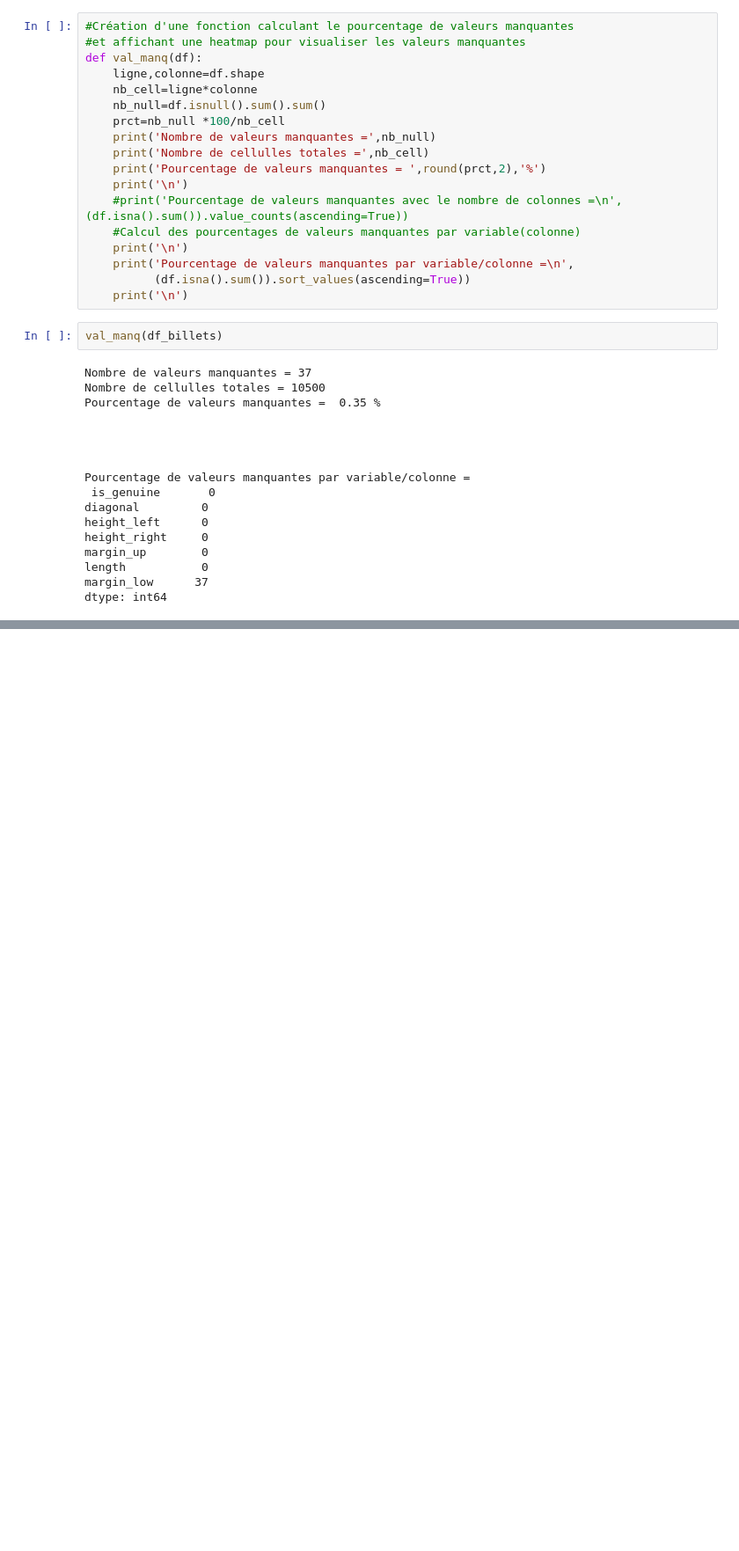
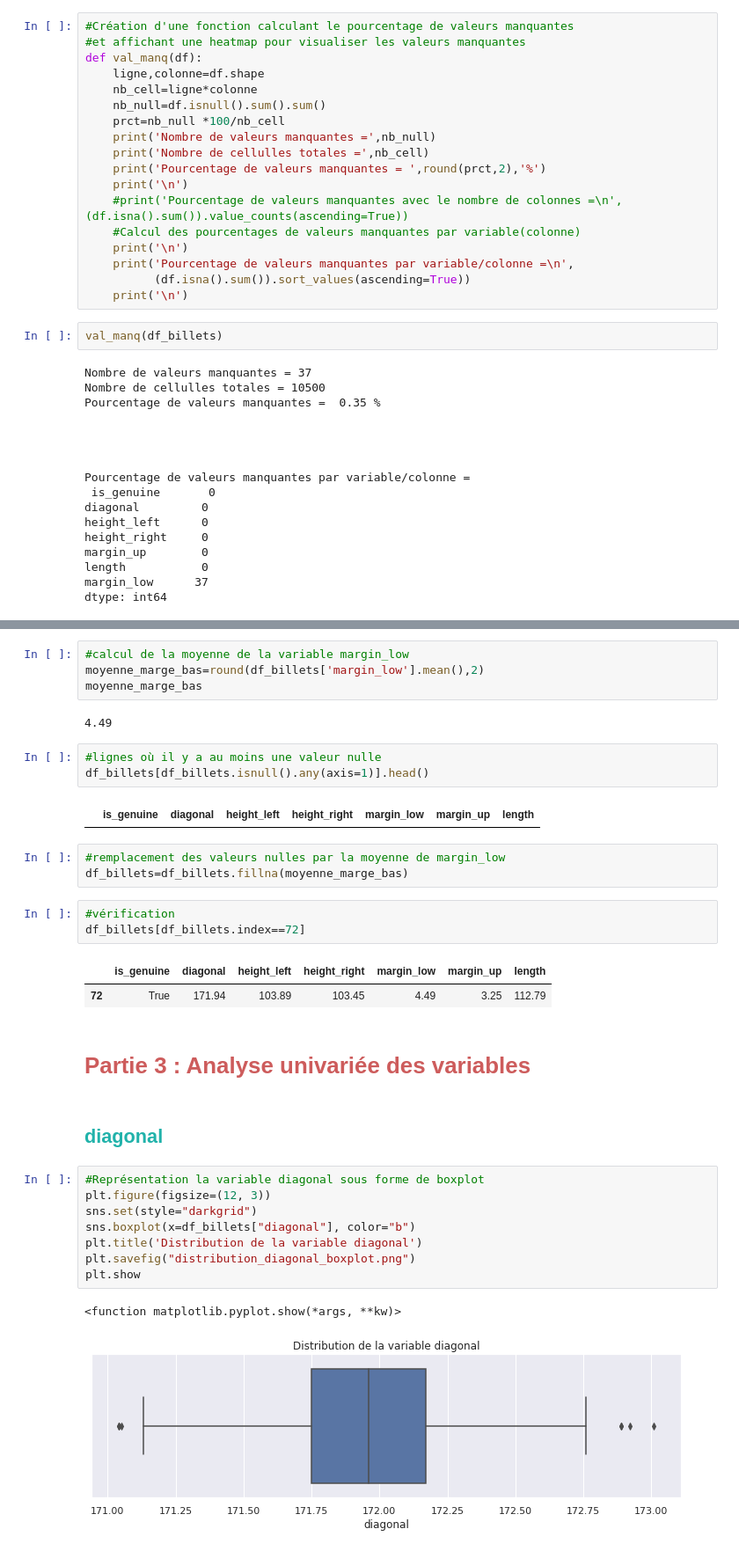
Before and after one commit to Randasabag/Detectez-des-faux-billets-avec-R-ou-Python, a Jupyter notebook: P10.ipynb, the cells around one changed output, grey strips where cells are left out. Shown at 88% size. Cells and saved outputs as stored; diff of their text form; blank space fills up the shorter version.

```diff
--- a/P10.ipynb
+++ b/P10.ipynb
@@ -120,0 +207,35 @@ df_billets.describe()
+# %%
+#calcul de la moyenne de la variable margin_low
+moyenne_marge_bas=round(df_billets['margin_low'].mean(),2)
+moyenne_marge_bas
+# %% [output]
+4.49
+# %%
+#lignes où il y a au moins une valeur nulle
+df_billets[df_billets.isnull().any(axis=1)].head()
+# %% [output]
+|  | is_genuine | diagonal | height_left | height_right | margin_low | margin_up | length |
+# %%
+#remplacement des valeurs nulles par la moyenne de margin_low
+df_billets=df_billets.fillna(moyenne_marge_bas)
+# %%
+#vérification
+df_billets[df_billets.index==72]
+# %% [output]
+|  | is_genuine | diagonal | height_left | height_right | margin_low | margin_up | length |
+| 72 | True | 171.94 | 103.89 | 103.45 | 4.49 | 3.25 | 112.79 |
+# %% [markdown]
+# **<font color='indianred'>Partie 3 : Analyse univariée des variables</font>**
+# %% [markdown]
+## <a name="C11"><font color='LightSeaGreen'>diagonal</font></a>
+# %%
+#Représentation la variable diagonal sous forme de boxplot
+plt.figure(figsize=(12, 3))
+sns.set(style="darkgrid")
+sns.boxplot(x=df_billets["diagonal"], color="b")
+plt.title('Distribution de la variable diagonal')
+plt.savefig("distribution_diagonal_boxplot.png")
+plt.show
+# %% [output]
+<function matplotlib.pyplot.show(*args, **kw)>
+[figure, added]
```
Also changed, not shown: parts of 37 cells of this notebook.
